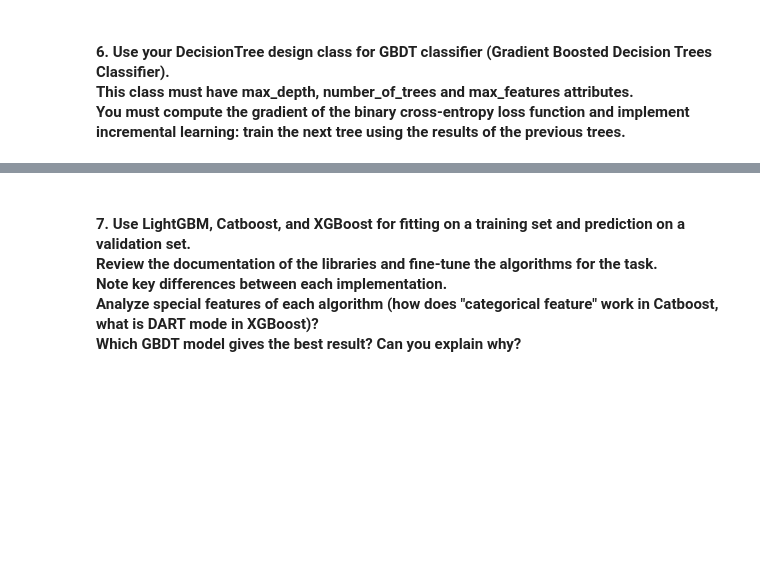
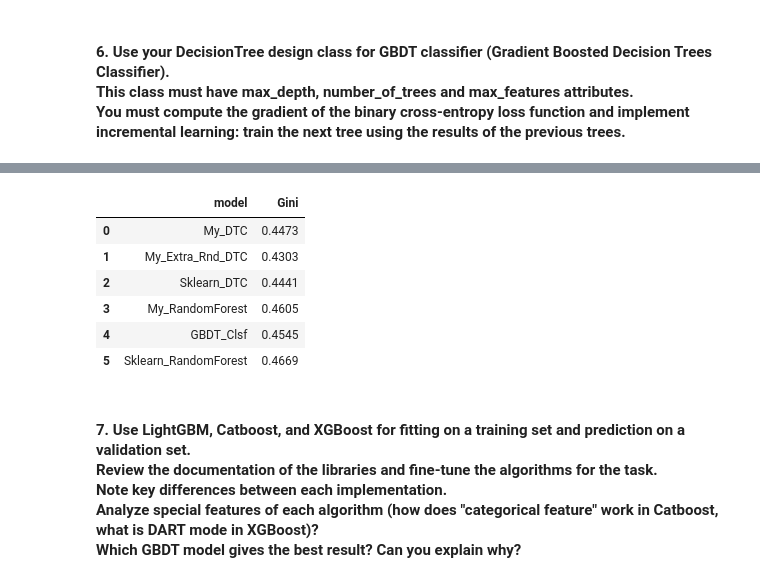
Before and after one commit to TimurOsmanov/s21, a Jupyter notebook: ML/ML5_Decision_trees/src/DontGetKicked_ML5.ipynb, the cells around one changed output, grey strips where cells are left out. Saved outputs shown, nothing was run; the diff lists cells and outputs as text; code cells hidden in the pictures; blank space fills up the shorter version.

```diff
--- a/ML/ML5_Decision_trees/src/DontGetKicked_ML5.ipynb
+++ b/ML/ML5_Decision_trees/src/DontGetKicked_ML5.ipynb
@@ -270,6 +270,12 @@ class Node:
 # %%
 @dataclass
 class DecisionTreeClsf:
+    """
+    Decision Tree Classifier (naive best_split) implementation
+    Algorithm Complexity (Fit worst case): O(n_samples² * n_features)
+    Algorithm Complexity (Fit best case): O(n_samples * log(n_samples) * n_features)
+    Algorithm Complexity (Predict): O(n_samples * depth)
+    """
     max_depth: Optional[int] = None
     criterion: str = 'gini'
     random_state: int = 42
@@ -296,7 +302,6 @@ class DecisionTreeClsf:
         best_feature, best_threshold, best_gain = None, None, -1.0
 
         parent_crit = self.calc_crit(y)
-
         feature_indices = self.rng.permutation(n_features)
 
         for feature_idx in feature_indices:
@@ -306,6 +311,7 @@ class DecisionTreeClsf:
             sorted_features = feature_values[sorted_indices]
             sorted_y = y[sorted_indices]
 
+            # naive approach
             thresholds = np.unique(sorted_features)
 
             for threshold in thresholds:
@@ -334,7 +340,7 @@ class DecisionTreeClsf:
 
         if (self.max_depth is not None and depth >= self.max_depth) or \
             n_samples < self.min_samples_split or \
-            len(np.unique(y)) == 1:
+            len(class_distribution) == 1:
             return Node(value=mode, class_distribution=class_distribution)
 
         feature, threshold, gain = self.best_split(X, y)
@@ -521,0 +754,13 @@ class GBDT_Clsf():
+# %%
+best_est, best_depth, best_gini = 1, 1, 0
+for est in range(1, 101, 10):
+    for depth in range(1, 10):
+        model = RandomForestClassifier(n_estimators=est, criterion='gini', random_state=42, max_depth=depth)
+        model.fit(X=X_train_, y=y_train_)
+        y_pred = model.predict_proba(X=X_valid_)[:, 1]
+        gini = gini_score_sk(y_true=y_valid_.values, y_score=y_pred)
+        if best_gini < gini:
+            best_gini = gini
+            best_depth = depth
+            best_est = est
+            print(f'{est = } {depth = } {gini = }')
@@ -522,2 +783,25 @@ class GBDT_Clsf():
+# %%
+for model, name in [
+    (RandomForestClsf(n_estimators=best_est, criterion='gini', random_state=42, max_depth=best_depth), 'My_RandomForest'),
+    (GBDT_Clsf(n_estimators=best_est, random_state=42, max_depth=best_depth), 'GBDT_Clsf'),
+    (RandomForestClassifier(n_estimators=best_est, criterion='gini', random_state=42, max_depth=best_depth), 'Sklearn_RandomForest'),
+]:
+
+    model.fit(X=X_train_, y=y_train_)
+    y_pred = model.predict_proba(X=X_valid_)[:, 1]
+    out.loc[len(out)] = {
+        "model": name,
+        "Gini": gini_score_sk(y_true=y_valid_.values, y_score=y_pred),
+    }
+
+out.reset_index(drop=True)
+# %% [output]
+|  | model | Gini |
+| 0 | My_DTC | 0.4473 |
+| 1 | My_Extra_Rnd_DTC | 0.4303 |
+| 2 | Sklearn_DTC | 0.4441 |
+| 3 | My_RandomForest | 0.4605 |
+| 4 | GBDT_Clsf | 0.4545 |
+| 5 | Sklearn_RandomForest | 0.4669 |
 # %% [markdown]
 #### 7. Use LightGBM, Catboost, and XGBoost for fitting on a training set and prediction on a validation set.<br> Review the documentation of the libraries and fine-tune the algorithms for the task.<br> Note key differences between each implementation.<br> Analyze special features of each algorithm (how does "categorical feature" work in Catboost, what is DART mode in XGBoost)?<br> Which GBDT model gives the best result? Can you explain why?
```
Also changed, not shown: parts of 10 cells of this notebook.
